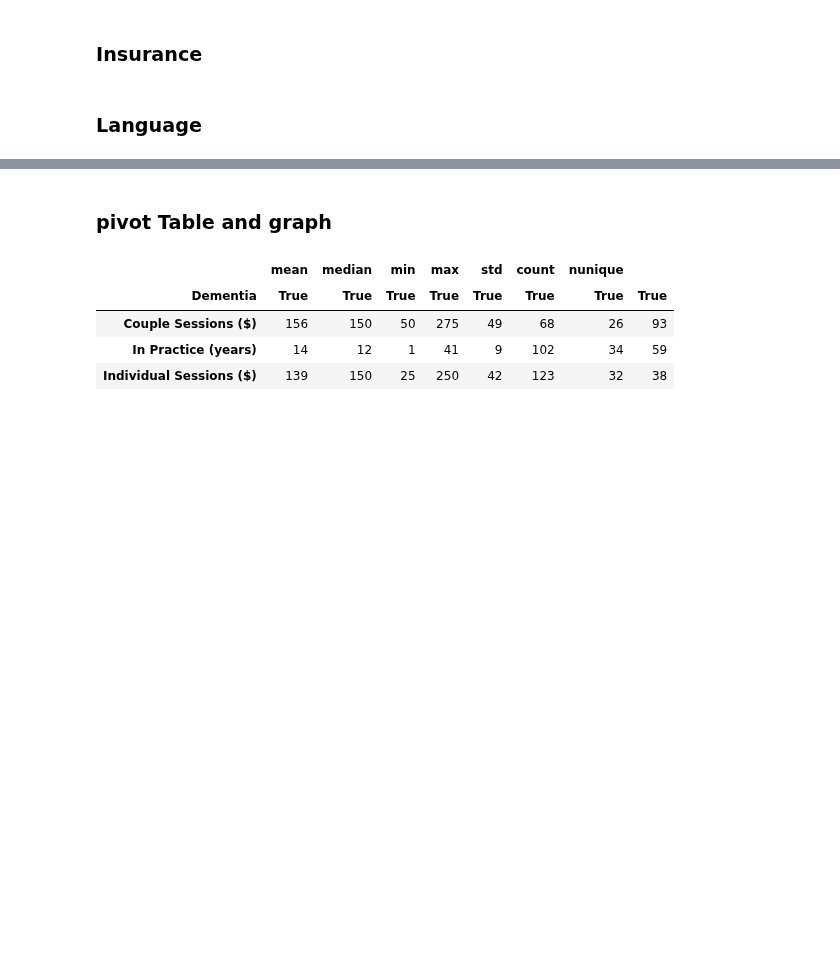
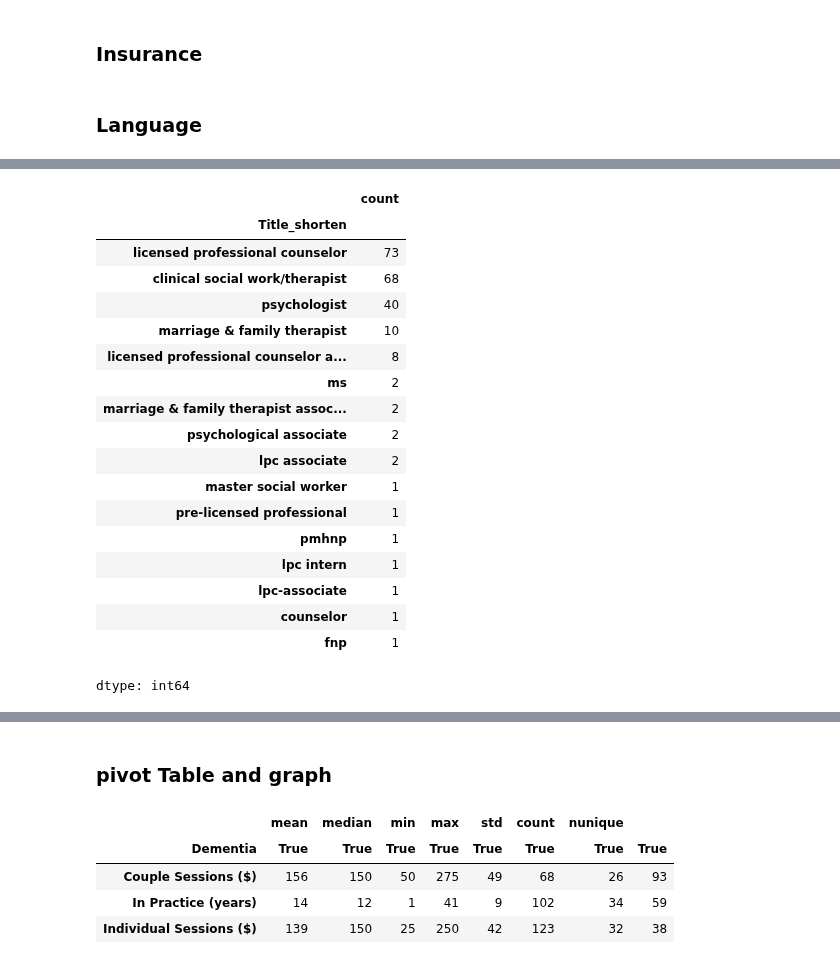
Before and after one commit to pallavmarch/Psychologytoday-therapist-analysis, a Jupyter notebook: psychologytoday_webscraping_dataset_analysis.ipynb, the cells around one changed output, grey strips where cells are left out. Saved outputs shown, nothing was run; the diff lists cells and outputs as text; code cells hidden in the pictures; blank space fills up the shorter version.

```diff
--- a/psychologytoday_webscraping_dataset_analysis.ipynb
+++ b/psychologytoday_webscraping_dataset_analysis.ipynb
@@ -187,0 +180,25 @@ unique_languages
+# %%
+Dementia['Title_shorten']=Dementia['Title'].str.split(',').str[0]
+Dementia['Title_shorten']=Dementia['Title_shorten'].str.split('(').str[0]
+Dementia.insert(2, 'Title_shorten', Dementia.pop('Title_shorten'))
+Dementia['Title_shorten'].value_counts()
+# %% [output]
+|  | count |
+| Title_shorten |  |
+| licensed professional counselor | 73 |
+| clinical social work/therapist | 68 |
+| psychologist | 40 |
+| marriage & family therapist | 10 |
+| licensed professional counselor a... | 8 |
+| ms | 2 |
+| marriage & family therapist assoc... | 2 |
+| psychological associate | 2 |
+| lpc associate | 2 |
+| master social worker | 1 |
+| pre-licensed professional | 1 |
+| pmhnp | 1 |
+| lpc intern | 1 |
+| lpc-associate | 1 |
+| counselor | 1 |
+| fnp | 1 |
+dtype: int64
```
Also changed, not shown: parts of 13 cells of this notebook.
